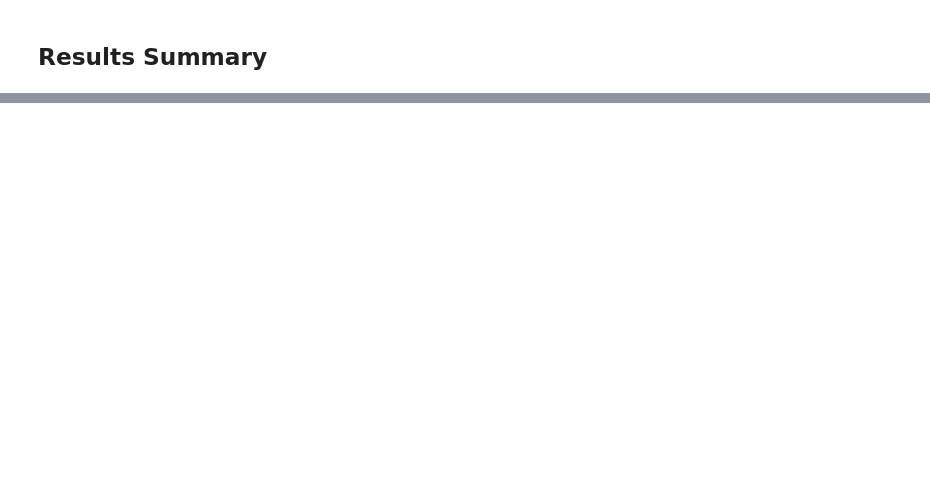
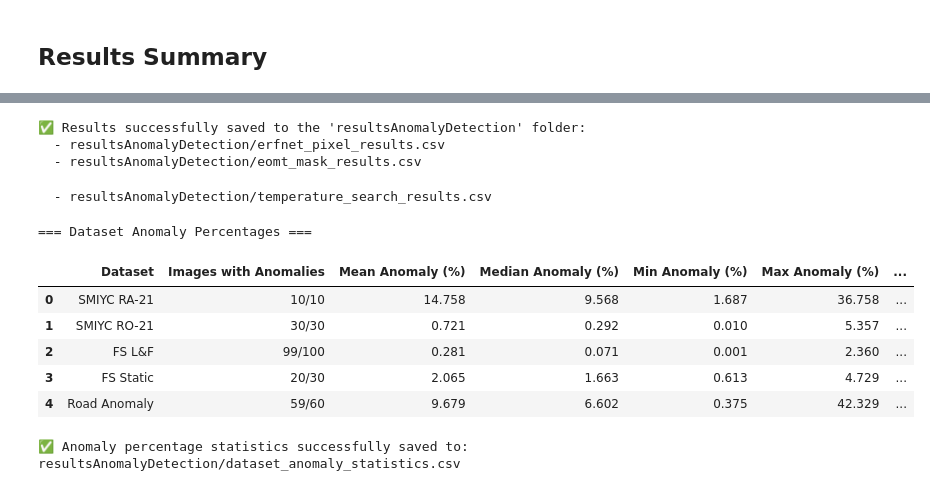
Before and after one commit to MatteoAldovardi92/Fundamental_Project, a Jupyter notebook: newStep7-8.ipynb, the cells around one changed output, grey strips where cells are left out. Drawn from its saved outputs; the diff is of its cells as text; code cells hidden in the pictures; blank space fills up the shorter version.

```diff
--- a/newStep7-8.ipynb
+++ b/newStep7-8.ipynb
@@ -678,0 +700,80 @@ FS Static    MSP          0.050333  0.409047
+# %%
+import os
+
+# Create a directory for final results
+os.makedirs('resultsAnomalyDetection', exist_ok=True)
+
+# Save the pandas DataFrames to CSV format
+df_pixel.to_csv('resultsAnomalyDetection/erfnet_pixel_results.csv')
+df_mask.to_csv('resultsAnomalyDetection/eomt_mask_results.csv')
+
+
+print("✅ Results successfully saved to the 'resultsAnomalyDetection' folder:")
+print("  - resultsAnomalyDetection/erfnet_pixel_results.csv")
+print("  - resultsAnomalyDetection/eomt_mask_results.csv")
+# %% [output]
+✅ Results successfully saved to the 'resultsAnomalyDetection' folder:
+  - resultsAnomalyDetection/erfnet_pixel_results.csv
+  - resultsAnomalyDetection/eomt_mask_results.csv
+# %%
+df_temp.to_csv('resultsAnomalyDetection/temperature_search_results.csv', index=False)
+print("  - resultsAnomalyDetection/temperature_search_results.csv")
+# %% [output]
+  - resultsAnomalyDetection/temperature_search_results.csv
+# %%
+import pandas as pd
+import numpy as np
+import os
+from PIL import Image
+import glob
+
+stats_list = []
+
+for name, root in datasets_to_check.items():
+    mask_paths = sorted(glob.glob(f'{root}/labels_masks/*.png'))
+    sizes = []
+    for p in mask_paths:
+        m = np.array(Image.open(p))
+
+        # Map label 2 to 1 for the RoadAnomaly dataset
+        if 'RoadAnomaly' in p and '21' not in p:
+            m = np.where(m == 2, 1, m)
+
+        anomaly = (m == 1).sum()
+        valid = ((m == 0) | (m == 1)).sum()
+        if valid > 0 and anomaly > 0:
+            sizes.append(100 * anomaly / valid)
+
+    sizes = np.array(sizes)
+    if len(sizes) > 0:
+        stats_list.append({
+            'Dataset': name,
+            'Images with Anomalies': f"{len(sizes)}/{len(mask_paths)}",
+            'Mean Anomaly (%)': round(sizes.mean(), 3),
+            'Median Anomaly (%)': round(np.median(sizes), 3),
+            'Min Anomaly (%)': round(sizes.min(), 3),
+            'Max Anomaly (%)': round(sizes.max(), 3),
+            '<0.1% Anomaly Images': (sizes < 0.1).sum(),
+            '<1% Anomaly Images': (sizes < 1.0).sum()
+        })
+
+# Create a DataFrame and display it
+df_stats = pd.DataFrame(stats_list)
+print("=== Dataset Anomaly Percentages ===")
+display(df_stats)
+
+# Save to CSV
+os.makedirs('resultsAnomalyDetection', exist_ok=True)
+stats_csv_path = 'resultsAnomalyDetection/dataset_anomaly_statistics.csv'
+df_stats.to_csv(stats_csv_path, index=False)
+
+print(f"\n✅ Anomaly percentage statistics successfully saved to: {stats_csv_path}")
+# %% [output]
+=== Dataset Anomaly Percentages ===
+|  | Dataset | Images with Anomalies | Mean Anomaly (%) | Median Anomaly (%) | Min Anomaly (%) | Max Anomaly (%) | ... |
+| 0 | SMIYC RA-21 | 10/10 | 14.758 | 9.568 | 1.687 | 36.758 | ... |
+| 1 | SMIYC RO-21 | 30/30 | 0.721 | 0.292 | 0.010 | 5.357 | ... |
+| 2 | FS L&F | 99/100 | 0.281 | 0.071 | 0.001 | 2.360 | ... |
+| 3 | FS Static | 20/30 | 2.065 | 1.663 | 0.613 | 4.729 | ... |
+| 4 | Road Anomaly | 59/60 | 9.679 | 6.602 | 0.375 | 42.329 | ... |
+✅ Anomaly percentage statistics successfully saved to: resultsAnomalyDetection/dataset_anomaly_statistics.csv
```
Also changed, not shown: parts of 11 cells of this notebook, 12 other files.
